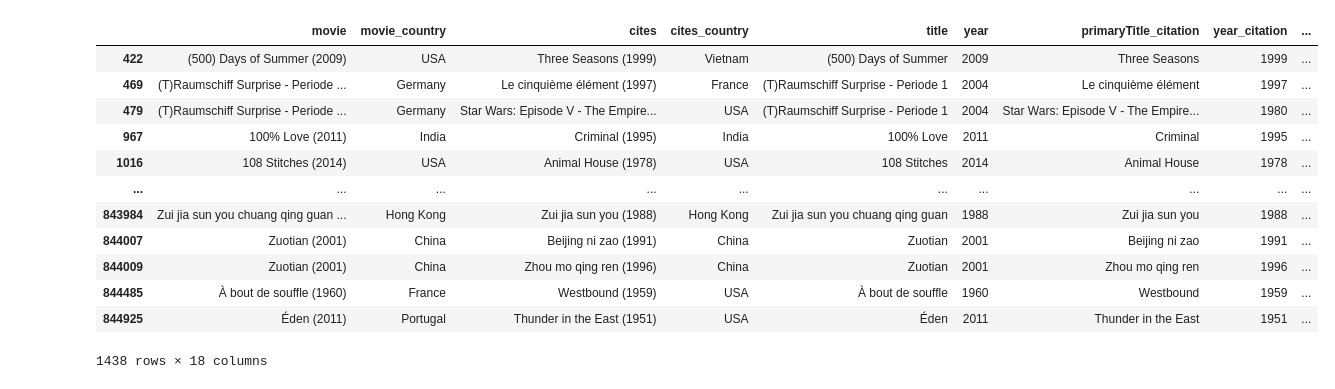
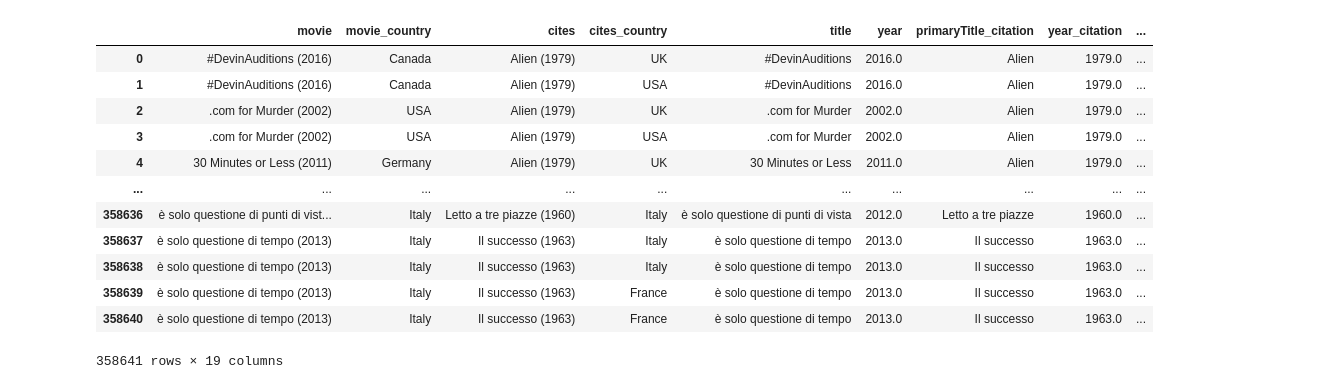
Before and after one commit to NetworkAnalysis-CineMAC/CineMAC, a Jupyter notebook: src/merging_chloe.ipynb, the cells around one changed output. Saved outputs shown, nothing was run; the diff lists cells and outputs as text; code cells hidden in the pictures.

```diff
--- a/src/merging_chloe.ipynb
+++ b/src/merging_chloe.ipynb
@@ -169 +196,3 @@ title_name_table['originalTitle'] = title_name_table['originalTitle'].str.strip(
+# %%
+movies_cit_countries = movies_cit_countries.replace(['Zui jia pai dang 3: Nv huang mi ling'] ,'Zui jia pai dang 3: Nu huang mi ling')
 # %%
@@ -253,7 +345,12 @@ True
 # %%
-final_df.drop_duplicates(subset=["originalTitle","startYear","primaryTitle_citation", "year_citation"], inplace=True)
 
-# final_df= final_df['movie',	'movie_country',	'cites',	'cites_country',	'title',	'year',	'primaryTitle_citation	year_citation	tconst	titleType	primaryTitle	originalTitle	isAdult	startYear	endYear	runtimeMinutes	genres
+imdb_unmatched = final_df[final_df['_merge'] == "right_only"].copy()
+links_unmatched = final_df[final_df['_merge'] == "left_only"].copy()
 
-final_df
+imdb_unmatched
+matches_1 = pd.merge(links_unmatched, imdb_unmatched,
+             left_on=['title_citation_normalized'],
+             right_on=['primaryTitle_normalized'],how='outer', indicator="match_primaryTitle")
+
+matches_1
 # %% [output]
@@ -272,0 +390,6 @@ final_df
+# %%
+matches_primaryTitle = matches_1[matches_1['match_primaryTitle'] == "both"].copy()
+matches_primaryTitle.values[0]
+matches_primaryTitle['year_diff_prim'] = matches_primaryTitle['year_citation_x'] - matches_primaryTitle['startYear_y']
+matches_primaryTitle = matches_primaryTitle.loc[matches_primaryTitle['year_diff_prim'].between(-3, 3)]
+matches_primaryTitle
@@ -298,20 +432,31 @@ final_df[null_values].head(50)
 # %%
-#take out tv-series
-final_df = final_df[final_df['endYear'].isnull() | final_df['endYear'].isna()]
+#remove columns with all nan values after merging
 
-final_df=final_df.drop('endYear', axis=1)
-final_df
+matches = matches.dropna(axis=1, how='all')
+matches_primaryTitle = matches_primaryTitle.dropna(axis=1, how='all')
+
+#cleaning
+
+matches_primaryTitle.columns = matches_primaryTitle.columns.str.replace("_y", "")
+matches_primaryTitle.columns = matches_primaryTitle.columns.str.replace("_x","")
+matches_primaryTitle = matches_primaryTitle.reset_index(drop=True)
+matches = matches.reset_index(drop=True)
+matches_primaryTitle.drop(columns=['_merge'], inplace=True)
+matches.drop(columns=['_merge'], inplace=True)
+matches_primaryTitle.rename(columns={'year_diff_prim' : 'year_diff'}, inplace= True)
+
+matches
 # %% [output]
 |  | movie | movie_country | cites | cites_country | title | year | primaryTitle_citation | year_citation | ... |
-| 422 | (500) Days of Summer (2009) | USA | Three Seasons (1999) | Vietnam | (500) Days of Summer | 2009 | Three Seasons | 1999 | ... |
-| 469 | (T)Raumschiff Surprise - Periode ... | Germany | Le cinquième élément (1997) | France | (T)Raumschiff Surprise - Periode 1 | 2004 | Le cinquième élément | 1997 | ... |
-| 479 | (T)Raumschiff Surprise - Periode ... | Germany | Star Wars: Episode V - The Empire... | USA | (T)Raumschiff Surprise - Periode 1 | 2004 | Star Wars: Episode V - The Empire... | 1980 | ... |
-| 967 | 100% Love (2011) | India | Criminal (1995) | India | 100% Love | 2011 | Criminal | 1995 | ... |
-| 1016 | 108 Stitches (2014) | USA | Animal House (1978) | USA | 108 Stitches | 2014 | Animal House | 1978 | ... |
+| 0 | #DevinAuditions (2016) | Canada | Alien (1979) | UK | #DevinAuditions | 2016.0 | Alien | 1979.0 | ... |
+| 1 | #DevinAuditions (2016) | Canada | Alien (1979) | USA | #DevinAuditions | 2016.0 | Alien | 1979.0 | ... |
+| 2 | .com for Murder (2002) | USA | Alien (1979) | UK | .com for Murder | 2002.0 | Alien | 1979.0 | ... |
+| 3 | .com for Murder (2002) | USA | Alien (1979) | USA | .com for Murder | 2002.0 | Alien | 1979.0 | ... |
+| 4 | 30 Minutes or Less (2011) | Germany | Alien (1979) | UK | 30 Minutes or Less | 2011.0 | Alien | 1979.0 | ... |
 | ... | ... | ... | ... | ... | ... | ... | ... | ... | ... |
-| 843984 | Zui jia sun you chuang qing guan ... | Hong Kong | Zui jia sun you (1988) | Hong Kong | Zui jia sun you chuang qing guan | 1988 | Zui jia sun you | 1988 | ... |
-| 844007 | Zuotian (2001) | China | Beijing ni zao (1991) | China | Zuotian | 2001 | Beijing ni zao | 1991 | ... |
-| 844009 | Zuotian (2001) | China | Zhou mo qing ren (1996) | China | Zuotian | 2001 | Zhou mo qing ren | 1996 | ... |
-| 844485 | À bout de souffle (1960) | France | Westbound (1959) | USA | À bout de souffle | 1960 | Westbound | 1959 | ... |
-| 844925 | Éden (2011) | Portugal | Thunder in the East (1951) | USA | Éden | 2011 | Thunder in the East | 1951 | ... |
+| 358636 | è solo questione di punti di vist... | Italy | Letto a tre piazze (1960) | Italy | è solo questione di punti di vista | 2012.0 | Letto a tre piazze | 1960.0 | ... |
+| 358637 | è solo questione di tempo (2013) | Italy | Il successo (1963) | Italy | è solo questione di tempo | 2013.0 | Il successo | 1963.0 | ... |
+| 358638 | è solo questione di tempo (2013) | Italy | Il successo (1963) | Italy | è solo questione di tempo | 2013.0 | Il successo | 1963.0 | ... |
+| 358639 | è solo questione di tempo (2013) | Italy | Il successo (1963) | France | è solo questione di tempo | 2013.0 | Il successo | 1963.0 | ... |
+| 358640 | è solo questione di tempo (2013) | Italy | Il successo (1963) | France | è solo questione di tempo | 2013.0 | Il successo | 1963.0 | ... |
-1438 rows × 18 columns
+358641 rows × 19 columns
```
Also changed, not shown: parts of 40 cells of this notebook.
